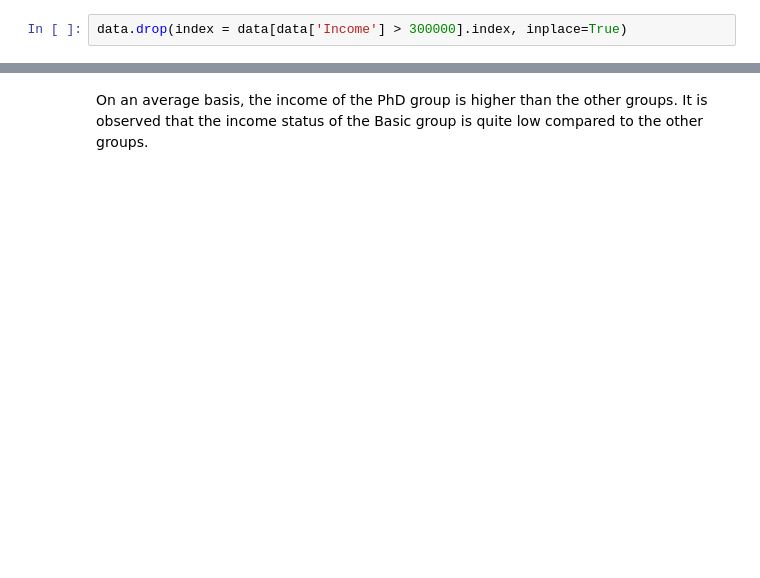
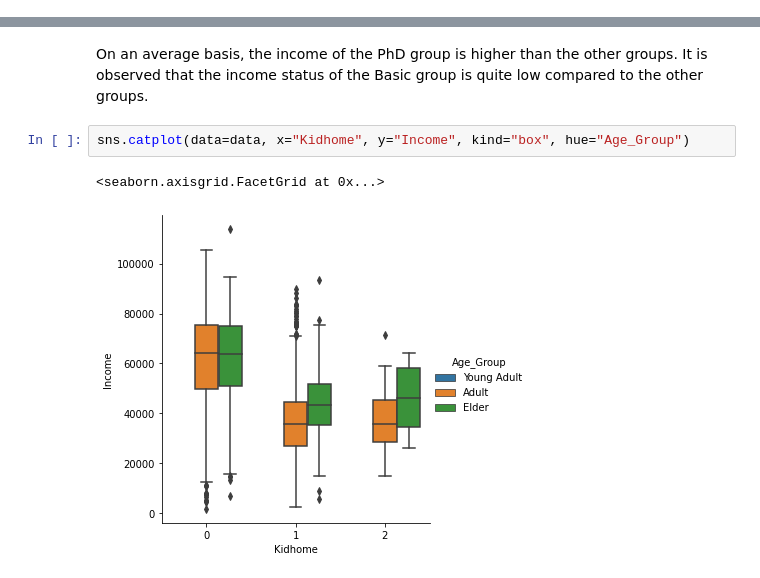
Before and after one commit to barisanik/customer-analysis, a Jupyter notebook: customer-behaviour-analysis.ipynb, the cells around one changed output, grey strips where cells are left out. Cells and saved outputs as stored; diff of their text form; blank space fills up the shorter version.

```diff
--- a/customer-behaviour-analysis.ipynb
+++ b/customer-behaviour-analysis.ipynb
@@ -490,2 +547,0 @@ data[data['Income'] > 300000]
-# %%
-data.drop(index = data[data['Income'] > 300000].index, inplace=True)
@@ -504,2 +553,7 @@ sns.catplot(data=data, x="Education", y="Income", kind="box", hue="Age_Group")
 # %% [markdown]
 On an average basis, the income of the PhD group is higher than the other groups. It is observed that the income status of the Basic group is quite low compared to the other groups.
+# %%
+sns.catplot(data=data, x="Kidhome", y="Income", kind="box", hue="Age_Group")
+# %% [output]
+<seaborn.axisgrid.FacetGrid at 0x...>
+[figure, added]
```
Also changed, not shown: parts of 30 cells of this notebook.
